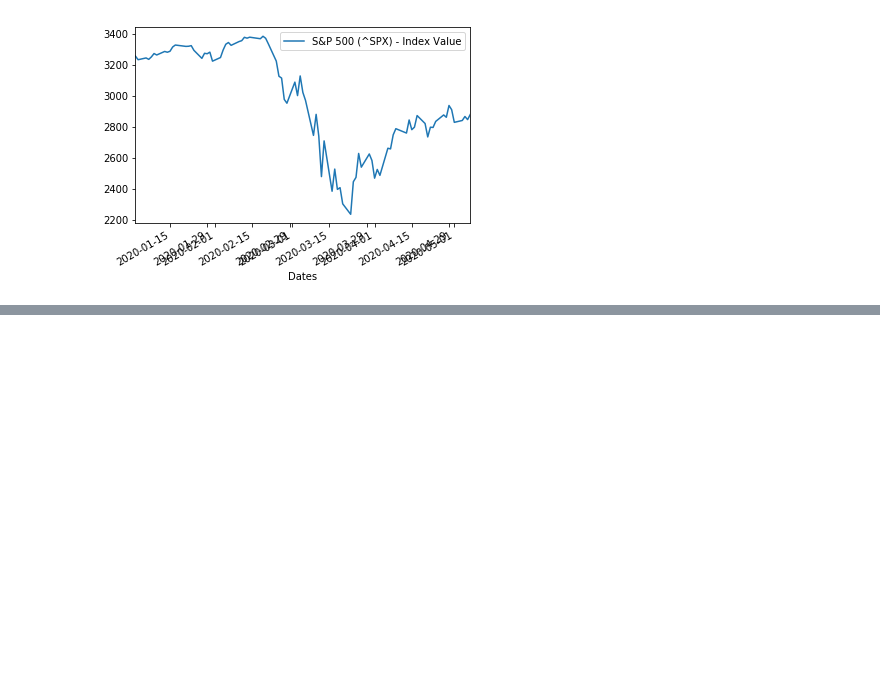
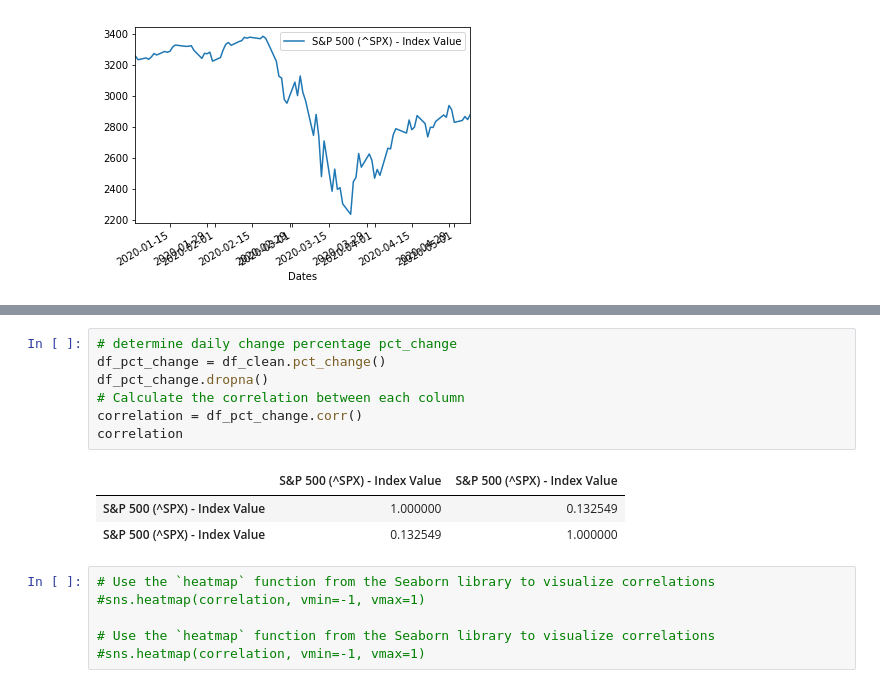
Before and after one commit to ianrunsalot/CU_Project1, a Jupyter notebook: Project_Outline/P1_Q1_USE.ipynb, the cells around one changed output, grey strips where cells are left out. Drawn from its saved outputs; the diff is of its cells as text; blank space fills up the shorter version.

```diff
--- a/Project_Outline/P1_Q1.ipynb
+++ b/Project_Outline/P1_Q1_USE.ipynb
@@ -59,0 +76,17 @@ snp_08crash.plot(kind="line")
+# %%
+# determine daily change percentage pct_change
+df_pct_change = df_clean.pct_change()
+df_pct_change.dropna()
+# Calculate the correlation between each column
+correlation = df_pct_change.corr()
+correlation
+# %% [output]
+|  | S&P 500 (^SPX) - Index Value | S&P 500 (^SPX) - Index Value |
+| S&P 500 (^SPX) - Index Value | 1.000000 | 0.132549 |
+| S&P 500 (^SPX) - Index Value | 0.132549 | 1.000000 |
+# %%
+# Use the `heatmap` function from the Seaborn library to visualize correlations
+#sns.heatmap(correlation, vmin=-1, vmax=1)
+
+# Use the `heatmap` function from the Seaborn library to visualize correlations
+#sns.heatmap(correlation, vmin=-1, vmax=1)
```
Also changed, not shown: parts of 4 cells of this notebook.
